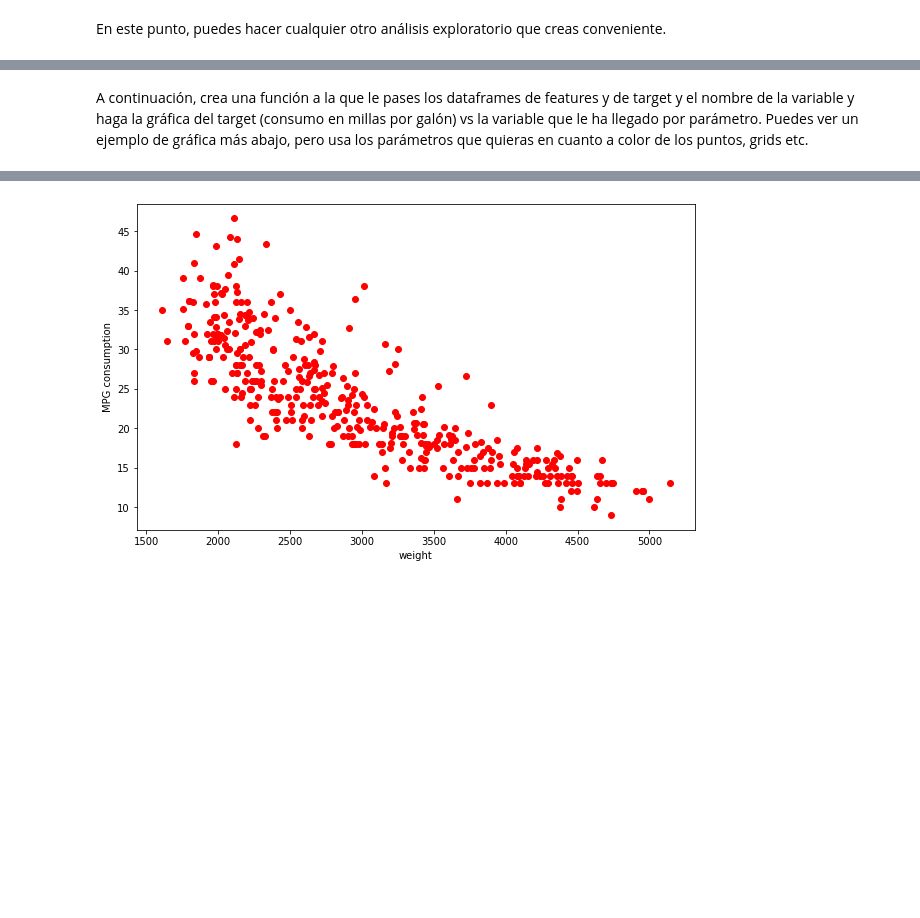
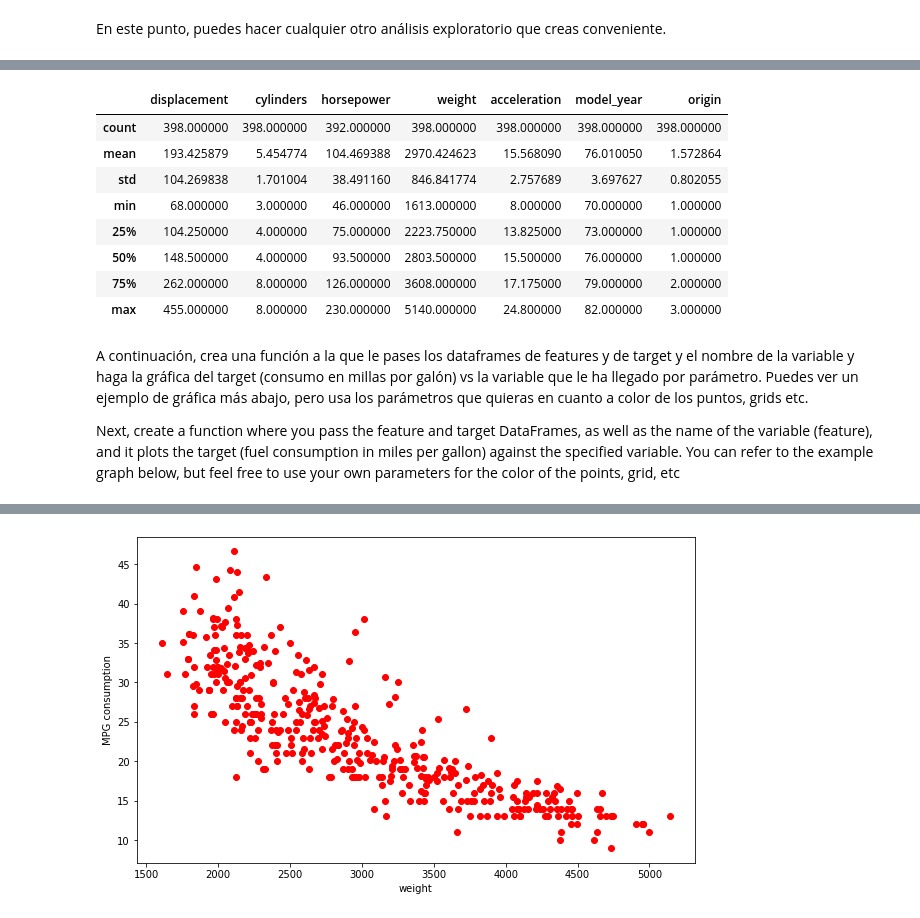
Before and after one commit to syllerim/algebra-calculus-geometry, a Jupyter notebook: 01_least_squares.ipynb, the cells around one changed output, grey strips where cells are left out. Saved outputs shown, nothing was run; the diff lists cells and outputs as text; code cells hidden in the pictures; blank space fills up the shorter version.

```diff
--- a/01_least_squares.ipynb
+++ b/01_least_squares.ipynb
@@ -97,2 +154,17 @@ En este punto, puedes hacer cualquier otro análisis exploratorio que creas conv
+# %%
+# summary statistics
+display(X.describe())
+# %% [output]
+|  | displacement | cylinders | horsepower | weight | acceleration | model_year | origin |
+| count | 398.000000 | 398.000000 | 392.000000 | 398.000000 | 398.000000 | 398.000000 | 398.000000 |
+| mean | 193.425879 | 5.454774 | 104.469388 | 2970.424623 | 15.568090 | 76.010050 | 1.572864 |
+| std | 104.269838 | 1.701004 | 38.491160 | 846.841774 | 2.757689 | 3.697627 | 0.802055 |
+| min | 68.000000 | 3.000000 | 46.000000 | 1613.000000 | 8.000000 | 70.000000 | 1.000000 |
+| 25% | 104.250000 | 4.000000 | 75.000000 | 2223.750000 | 13.825000 | 73.000000 | 1.000000 |
+| 50% | 148.500000 | 4.000000 | 93.500000 | 2803.500000 | 15.500000 | 76.000000 | 1.000000 |
+| 75% | 262.000000 | 8.000000 | 126.000000 | 3608.000000 | 17.175000 | 79.000000 | 2.000000 |
+| max | 455.000000 | 8.000000 | 230.000000 | 5140.000000 | 24.800000 | 82.000000 | 3.000000 |
 # %% [markdown]
 A continuación, crea una función a la que le pases los dataframes de features y de target y el nombre de la variable y haga la gráfica del target (consumo en millas por galón) vs la variable que le ha llegado por parámetro. Puedes ver un ejemplo de gráfica más abajo, pero usa los parámetros que quieras en cuanto a color de los puntos, grids etc.
+
+Next, create a function where you pass the feature and target DataFrames, as well as the name of the variable (feature), and it plots the target (fuel consumption in miles per gallon) against the specified variable. You can refer to the example graph below, but feel free to use your own parameters for the color of the points, grid, etc
```
Also changed, not shown: parts of 22 cells of this notebook.
